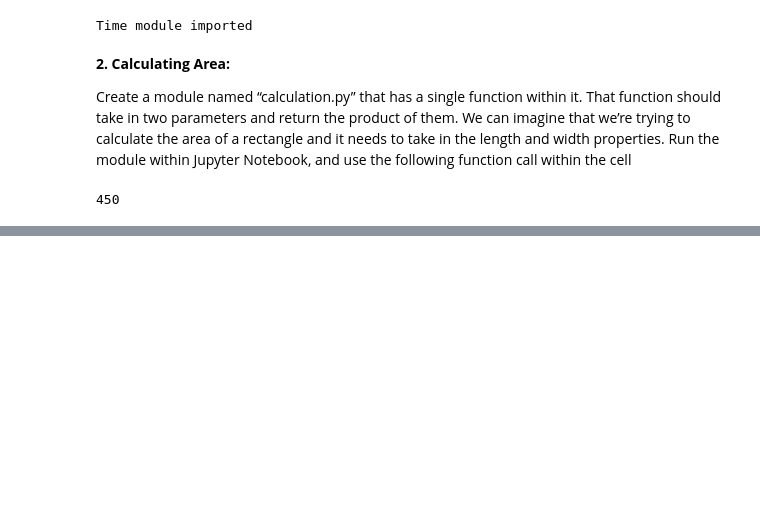
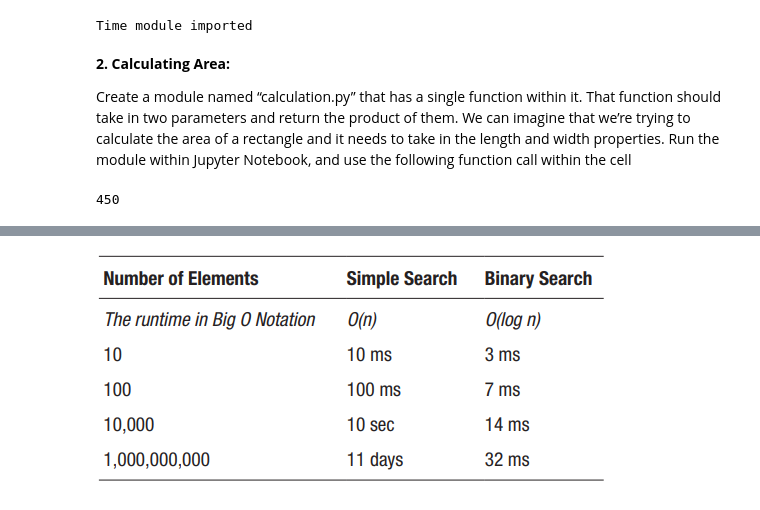
Before and after one commit to python-bootcamp-organization/Python-Bootcamp-101, a Jupyter notebook: Eight_week.ipynb, the cells around one changed output, grey strips where cells are left out. Cells and saved outputs as stored; diff of their text form; code cells hidden in the pictures; blank space fills up the shorter version.

Commit message:
Week8: thursday and friday

```diff
--- a/Eight_week.ipynb
+++ b/Eight_week.ipynb
@@ -437,0 +464,4 @@ calcArea(15, 30)
+# %%
+Image(filename='images_projects/image_project_week8_BigONotation.png')
+# %% [output]
+[figure, added]
```
Also changed, not shown: parts of 29 cells of this notebook, 7 other files.
